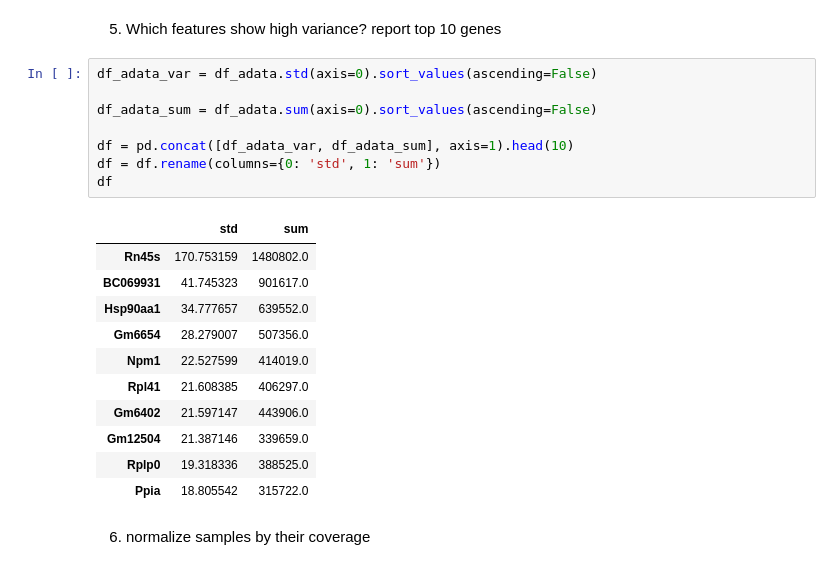
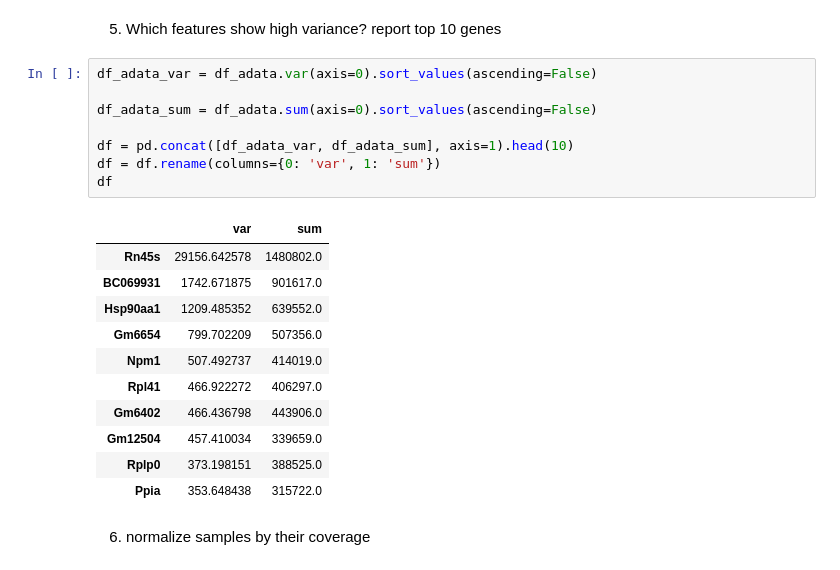
Before and after one commit to Mooguy/AIhub, a Jupyter notebook: ex-scrna/exerciseA.ipynb, the cells around one changed output. Saved outputs shown, nothing was run; the diff lists cells and outputs as text.

```diff
--- a/ex-scrna/exerciseA.ipynb
+++ b/ex-scrna/exerciseA.ipynb
@@ -152,24 +152,24 @@ plt.show()
 # %% [markdown]
 5. Which features show high variance? report top 10 genes
 # %%
-df_adata_var = df_adata.std(axis=0).sort_values(ascending=False)
+df_adata_var = df_adata.var(axis=0).sort_values(ascending=False)
 
 df_adata_sum = df_adata.sum(axis=0).sort_values(ascending=False)
 
 df = pd.concat([df_adata_var, df_adata_sum], axis=1).head(10)
-df = df.rename(columns={0: 'std', 1: 'sum'})
+df = df.rename(columns={0: 'var', 1: 'sum'})
 df
 # %% [output]
-|  | std | sum |
-| Rn45s | 170.753159 | 1480802.0 |
-| BC069931 | 41.745323 | 901617.0 |
-| Hsp90aa1 | 34.777657 | 639552.0 |
-| Gm6654 | 28.279007 | 507356.0 |
-| Npm1 | 22.527599 | 414019.0 |
-| Rpl41 | 21.608385 | 406297.0 |
-| Gm6402 | 21.597147 | 443906.0 |
-| Gm12504 | 21.387146 | 339659.0 |
-| Rplp0 | 19.318336 | 388525.0 |
-| Ppia | 18.805542 | 315722.0 |
+|  | var | sum |
+| Rn45s | 29156.642578 | 1480802.0 |
+| BC069931 | 1742.671875 | 901617.0 |
+| Hsp90aa1 | 1209.485352 | 639552.0 |
+| Gm6654 | 799.702209 | 507356.0 |
+| Npm1 | 507.492737 | 414019.0 |
+| Rpl41 | 466.922272 | 406297.0 |
+| Gm6402 | 466.436798 | 443906.0 |
+| Gm12504 | 457.410034 | 339659.0 |
+| Rplp0 | 373.198151 | 388525.0 |
+| Ppia | 353.648438 | 315722.0 |
 # %% [markdown]
 6. normalize samples by their coverage
```
Also changed, not shown: parts of 14 cells of this notebook, 10 other files.
